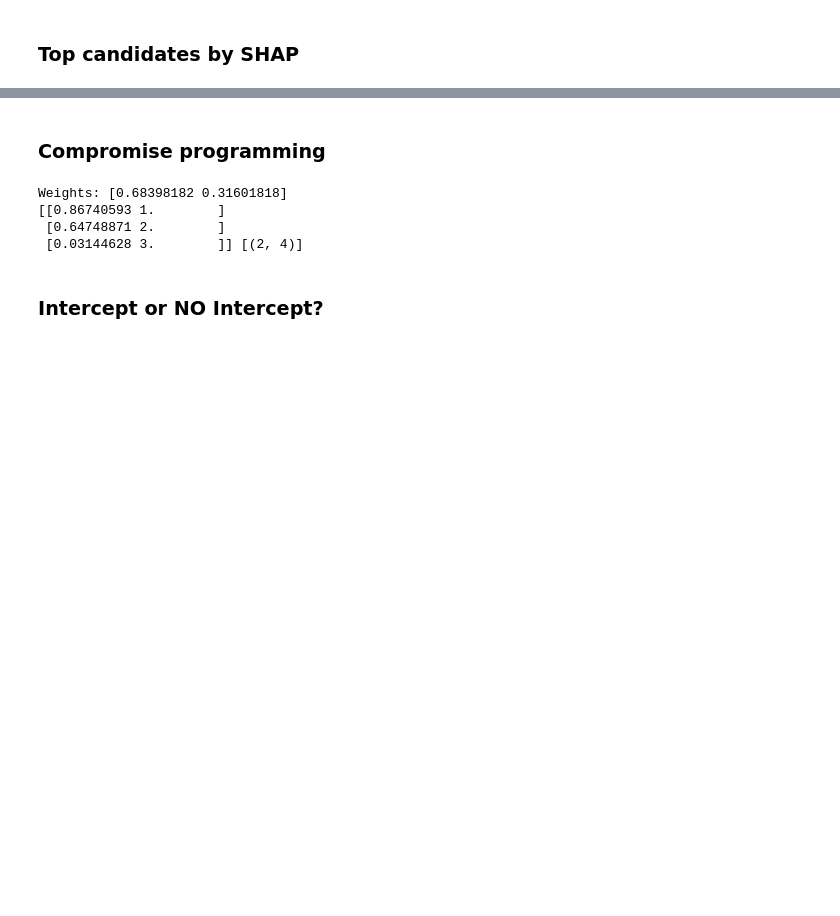
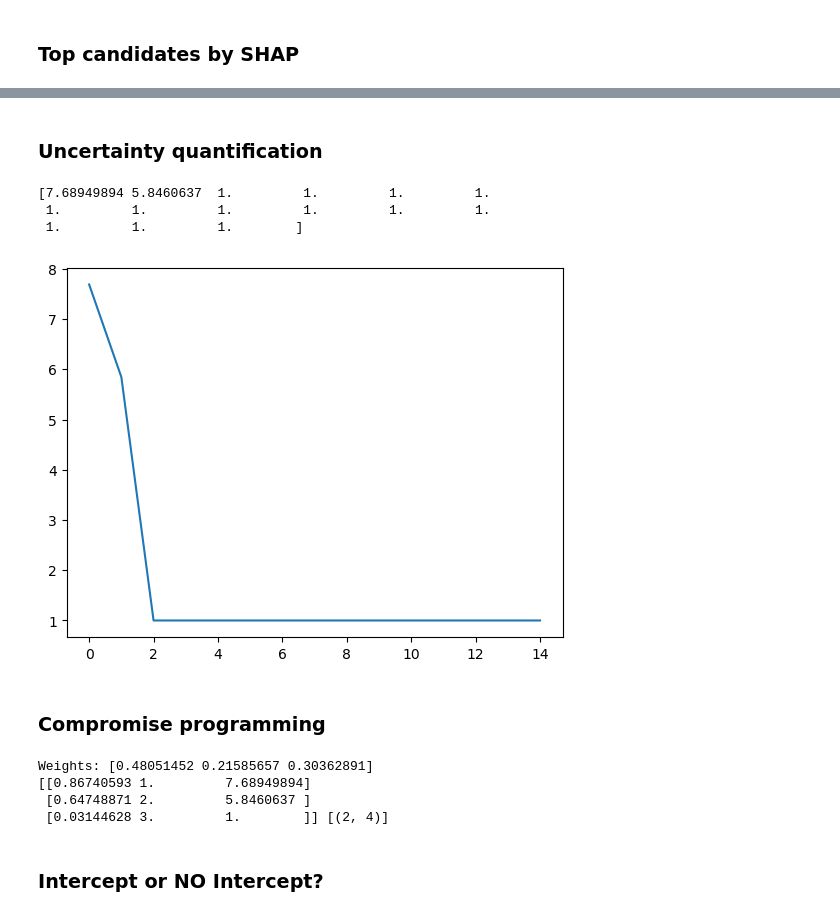
Before and after one commit to Pongpisit-Thanasutives/PDE-Discovery-EC, a Jupyter notebook: KS Discovery.ipynb, the cells around one changed output, grey strips where cells are left out. Drawn from its saved outputs; the diff is of its cells as text; code cells hidden in the pictures; blank space fills up the shorter version.

```diff
--- a/KS Discovery.ipynb
+++ b/KS Discovery.ipynb
@@ -297,3 +297,20 @@ feature_importance, top_candidates
+# %% [markdown]
+### Uncertainty quantification
+# %%
+pde_uncertainties = []
+for bs in pareto_optimal_models:
+    um = ARDRegression(fit_intercept=False, compute_score=True, max_iter=1000)
+    um.fit(problem.numericalize_genome(bs[0]), y_pre.ravel())
+    pde_uncertainty = np.sqrt(np.diag(um.sigma_)).sum()/abs(um.coef_).sum()
+    pde_uncertainties.append(pde_uncertainty)
+pde_uncertainties = np.array(pde_uncertainties)/min(pde_uncertainties)
+print(pde_uncertainties)
+plt.plot(pde_uncertainties); plt.show()
+# %% [output]
+[7.68949894 5.8460637  1.         1.         1.         1.
+ 1.         1.         1.         1.         1.         1.
+ 1.         1.         1.        ]
+[figure, added]
 # %% [markdown]
 ### Compromise programming
 # %%
@@ -302,20 +319,21 @@ from pymcdm import weights as obj_w
 from compromise_programming import mcdm
 from bayesian_model_evidence import log_evidence
 
+include_uncertainty = True
 assert len(pareto_optimal_models) >= 3
 F = problem.evaluate(pareto_optimal_models)
+# 2 criteria: acc, complexity / 3 criteria: acc, complexity, uncertainty
+if include_uncertainty:
+    F = np.hstack((F, pde_uncertainties.reshape(-1, 1)))
 
 ic = np.array([sm.OLS(y_pre, problem.numericalize_genome(bs[0])).fit().bic for bs in pareto_optimal_models])
+# ic = np.array([-log_evidence(problem.numericalize_genome(bs[0]), y_pre) for bs in pareto_optimal_models])
 max_ss = np.argmin(ic)+1
-types = [-1, -1]
-
-# ic = np.array([log_evidence(problem.numericalize_genome(bs[0]), y_pre) for bs in pareto_optimal_models])
-# max_ss = np.argmax(ic)+1
-# types = [+1, -1]
+types = np.array([-1, -1, -1])
 
 F = F[:max_ss]
 
-obj_weights = obj_w.gini_weights(F, types=np.array([-1, -1]))
+obj_weights = obj_w.gini_weights(F, types=types)
 print("Weights:", obj_weights)
 
 # mcdm
@@ -329,10 +347,10 @@ while len(filtered_F) >= 3:
     if len(most_common) == 1:
         break
 # %% [output]
-Weights: [0.68398182 0.31601818]
-[[0.86740593 1.        ]
- [0.64748871 2.        ]
- [0.03144628 3.        ]] [(2, 4)]
+Weights: [0.48051452 0.21585657 0.30362891]
+[[0.86740593 1.         7.68949894]
+ [0.64748871 2.         5.8460637 ]
+ [0.03144628 3.         1.        ]] [(2, 4)]
 # %% [markdown]
 ### Intercept or NO Intercept? ###
 # %%
```
Also changed, not shown: parts of 4 cells of this notebook, 2 other files.
